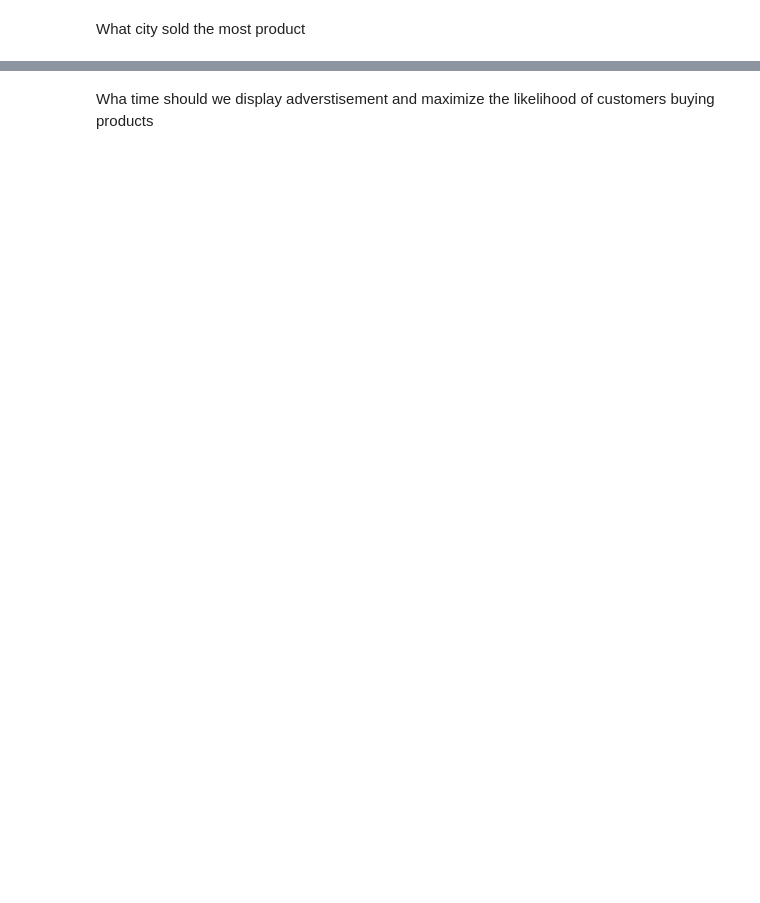
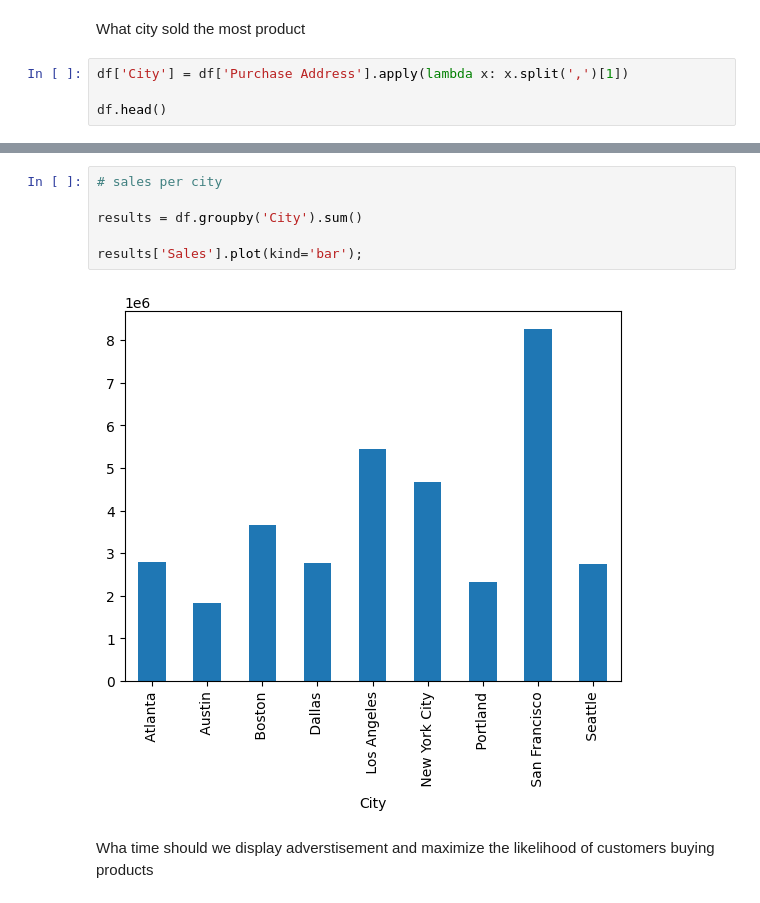
Before and after one commit to kipkosgeii/SalesData-Analysis, a Jupyter notebook: sales.ipynb, the cells around one changed output, grey strips where cells are left out. Saved outputs shown, nothing was run; the diff lists cells and outputs as text; blank space fills up the shorter version.

```diff
--- a/sales.ipynb
+++ b/sales.ipynb
@@ -142,2 +157,6 @@ memory usage: 10.6+ MB
 # %% [markdown]
 What city sold the most product
+# %%
+df['City'] = df['Purchase Address'].apply(lambda x: x.split(',')[1])
+
+df.head()
@@ -144,2 +170,10 @@ What city sold the most product
+# %%
+# sales per city
+
+results = df.groupby('City').sum()
+
+results['Sales'].plot(kind='bar');
+# %% [output]
+[figure, added]
 # %% [markdown]
 Wha time should we display adverstisement and maximize the likelihood of customers buying products
```
Also changed, not shown: parts of 7 cells of this notebook.
